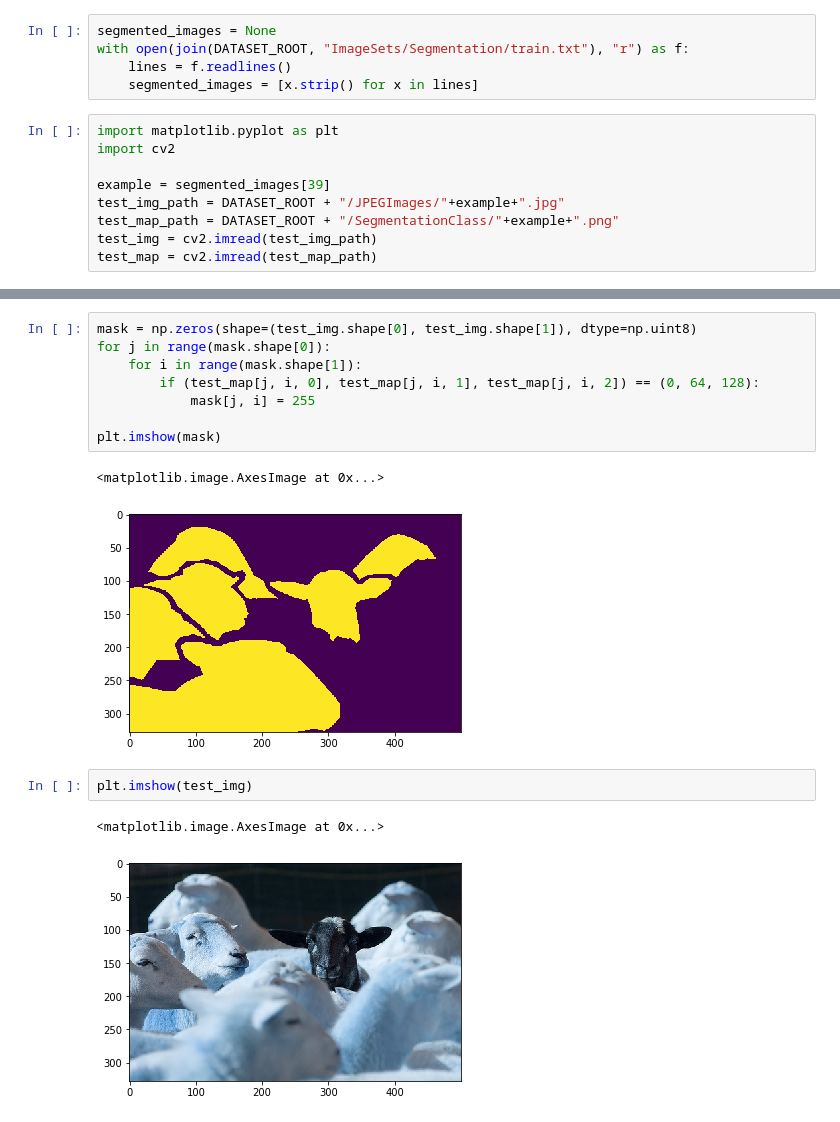
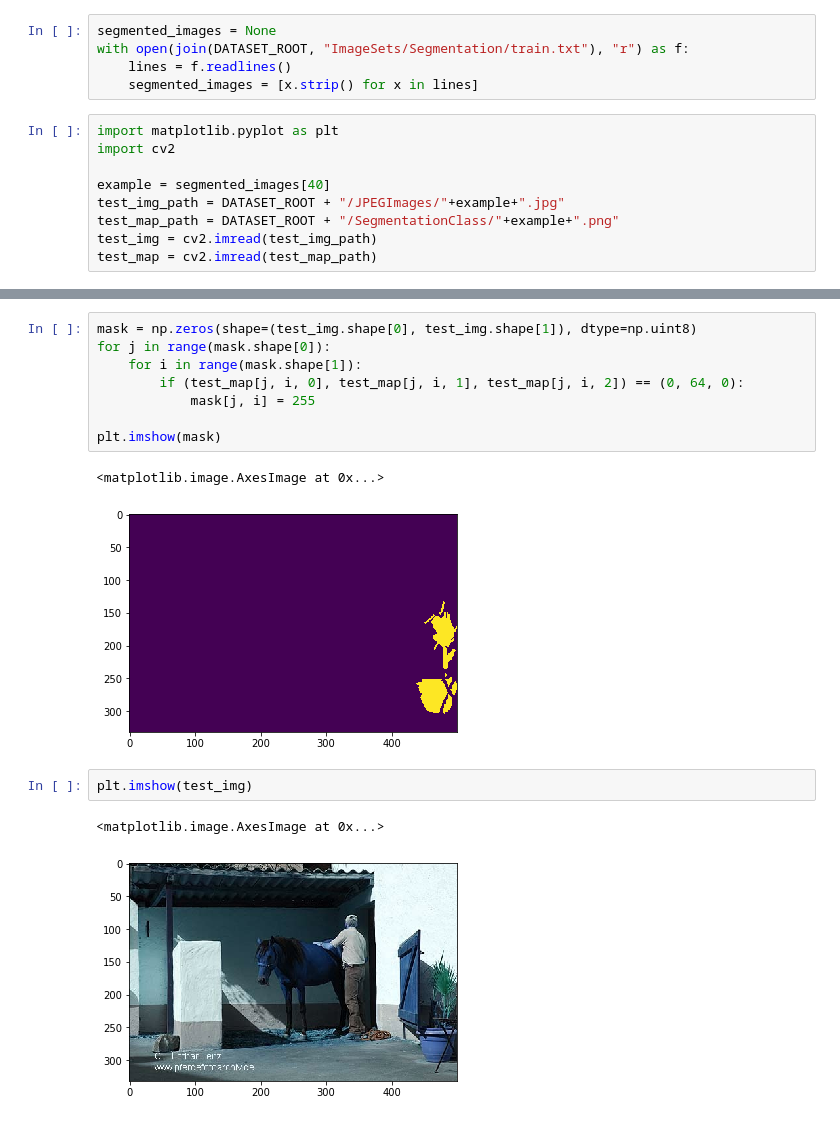
Before and after one commit to iolkhovsky/UNet_segmentator, a Jupyter notebook: VocSegmentationParser.ipynb, the cells around one changed output, grey strips where cells are left out. Cells and saved outputs as stored; diff of their text form.

```diff
--- a/VocSegmentationParser.ipynb
+++ b/VocSegmentationParser.ipynb
@@ -19,7 +26,7 @@ with open(join(DATASET_ROOT, "ImageSets/Segmentation/train.txt"), "r") as f:
 import matplotlib.pyplot as plt
 import cv2
 
-example = segmented_images[39]
+example = segmented_images[40]
 test_img_path = DATASET_ROOT + "/JPEGImages/"+example+".jpg"
 test_map_path = DATASET_ROOT + "/SegmentationClass/"+example+".png"
 test_img = cv2.imread(test_img_path)
@@ -42,19 +71,19 @@ print(hist)
 # %%
 mask = np.zeros(shape=(test_img.shape[0], test_img.shape[1]), dtype=np.uint8)
 for j in range(mask.shape[0]):
     for i in range(mask.shape[1]):
-        if (test_map[j, i, 0], test_map[j, i, 1], test_map[j, i, 2]) == (0, 64, 128):
+        if (test_map[j, i, 0], test_map[j, i, 1], test_map[j, i, 2]) == (0, 64, 0):
             mask[j, i] = 255
 
 plt.imshow(mask)
 # %% [output]
 <matplotlib.image.AxesImage at 0x...>
-[figure, old version]
+[figure, new version]
 # %%
 plt.imshow(test_img)
 # %% [output]
 <matplotlib.image.AxesImage at 0x...>
-[figure, old version]
+[figure, new version]
 # %%
 plt.imshow(test_map)
 # %% [output]
```
Also changed, not shown: parts of 5 cells of this notebook, 3 other files.
